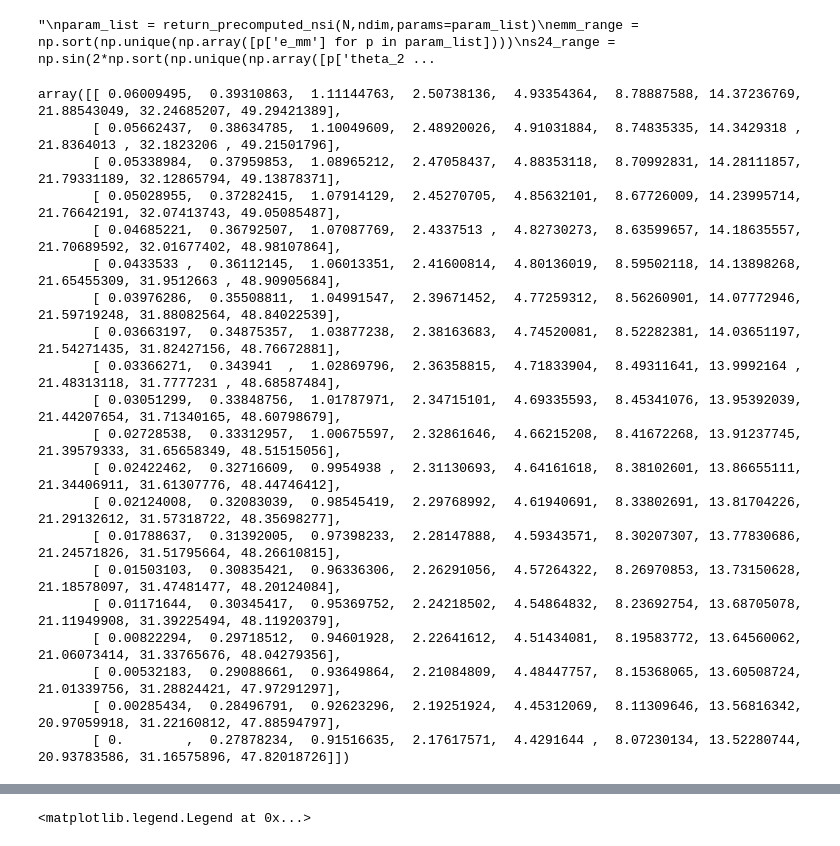
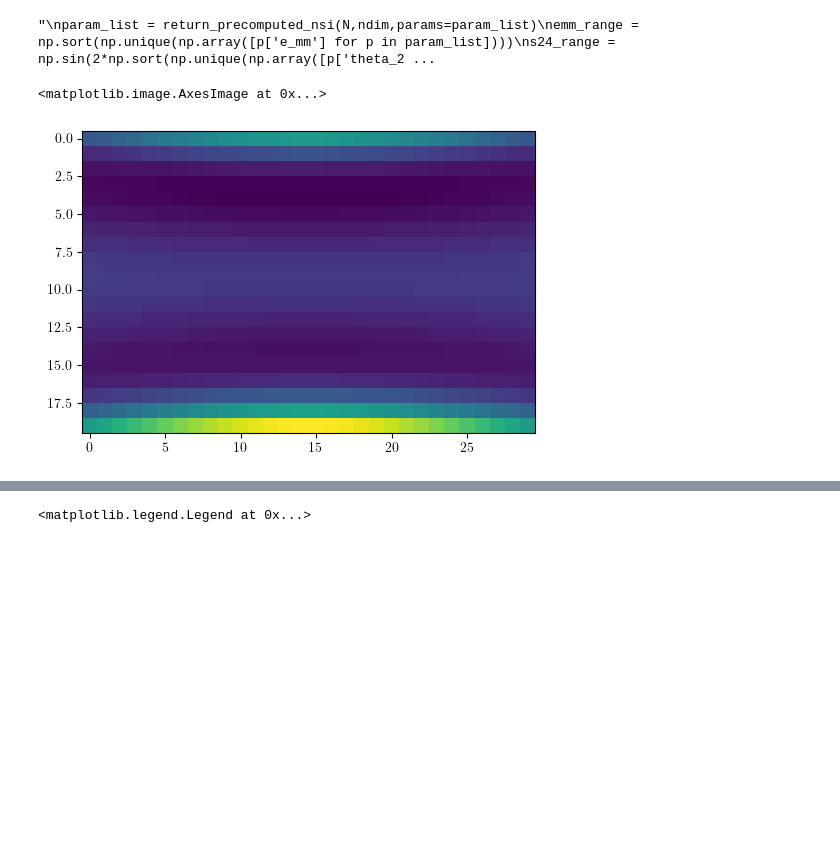
Before and after one commit to Sjoeborg/thesis, a Jupyter notebook: notebooks/NSI/event_processing_nsi.ipynb, the cells around one changed output, grey strips where cells are left out. Drawn from its saved outputs; the diff is of its cells as text; code cells hidden in the pictures; blank space fills up the shorter version.

```diff
--- a/notebooks/NSI/event_processing_nsi.ipynb
+++ b/notebooks/NSI/event_processing_nsi.ipynb
@@ -98,26 +98,8 @@ best_fit_coords = (np.sin(2*param_list[best_index]['theta_24'])**2, param_list[b
-# %%
-deltachi.reshape(len(emm_range),len(s24_range))
-# %% [output]
-array([[ 0.06009495,  0.39310863,  1.11144763,  2.50738136,  4.93354364,  8.78887588, 14.37236769, 21.88543049, 32.24685207, 49.29421389],
-       [ 0.05662437,  0.38634785,  1.10049609,  2.48920026,  4.91031884,  8.74835335, 14.3429318 , 21.8364013 , 32.1823206 , 49.21501796],
-       [ 0.05338984,  0.37959853,  1.08965212,  2.47058437,  4.88353118,  8.70992831, 14.28111857, 21.79331189, 32.12865794, 49.13878371],
-       [ 0.05028955,  0.37282415,  1.07914129,  2.45270705,  4.85632101,  8.67726009, 14.23995714, 21.76642191, 32.07413743, 49.05085487],
-       [ 0.04685221,  0.36792507,  1.07087769,  2.4337513 ,  4.82730273,  8.63599657, 14.18635557, 21.70689592, 32.01677402, 48.98107864],
-       [ 0.0433533 ,  0.36112145,  1.06013351,  2.41600814,  4.80136019,  8.59502118, 14.13898268, 21.65455309, 31.9512663 , 48.90905684],
-       [ 0.03976286,  0.35508811,  1.04991547,  2.39671452,  4.77259312,  8.56260901, 14.07772946, 21.59719248, 31.88082564, 48.84022539],
-       [ 0.03663197,  0.34875357,  1.03877238,  2.38163683,  4.74520081,  8.52282381, 14.03651197, 21.54271435, 31.82427156, 48.76672881],
-       [ 0.03366271,  0.343941  ,  1.02869796,  2.36358815,  4.71833904,  8.49311641, 13.9992164 , 21.48313118, 31.7777231 , 48.68587484],
-       [ 0.03051299,  0.33848756,  1.01787971,  2.34715101,  4.69335593,  8.45341076, 13.95392039, 21.44207654, 31.71340165, 48.60798679],
-       [ 0.02728538,  0.33312957,  1.00675597,  2.32861646,  4.66215208,  8.41672268, 13.91237745, 21.39579333, 31.65658349, 48.51515056],
-       [ 0.02422462,  0.32716609,  0.9954938 ,  2.31130693,  4.64161618,  8.38102601, 13.86655111, 21.34406911, 31.61307776, 48.44746412],
-       [ 0.02124008,  0.32083039,  0.98545419,  2.29768992,  4.61940691,  8.33802691, 13.81704226, 21.29132612, 31.57318722, 48.35698277],
-       [ 0.01788637,  0.31392005,  0.97398233,  2.28147888,  4.59343571,  8.30207307, 13.77830686, 21.24571826, 31.51795664, 48.26610815],
-       [ 0.01503103,  0.30835421,  0.96336306,  2.26291056,  4.57264322,  8.26970853, 13.73150628, 21.18578097, 31.47481477, 48.20124084],
-       [ 0.01171644,  0.30345417,  0.95369752,  2.24218502,  4.54864832,  8.23692754, 13.68705078, 21.11949908, 31.39225494, 48.11920379],
-       [ 0.00822294,  0.29718512,  0.94601928,  2.22641612,  4.51434081,  8.19583772, 13.64560062, 21.06073414, 31.33765676, 48.04279356],
-       [ 0.00532183,  0.29088661,  0.93649864,  2.21084809,  4.48447757,  8.15368065, 13.60508724, 21.01339756, 31.28824421, 47.97291297],
-       [ 0.00285434,  0.28496791,  0.92623296,  2.19251924,  4.45312069,  8.11309646, 13.56816342, 20.97059918, 31.22160812, 47.88594797],
-       [ 0.        ,  0.27878234,  0.91516635,  2.17617571,  4.4291644 ,  8.07230134, 13.52280744, 20.93783586, 31.16575896, 47.82018726]])
+# %%
+plt.imshow(deltachi)
+# %% [output]
+<matplotlib.image.AxesImage at 0x...>
+[figure, added]
 # %%
 #s24_cl90_emt, s24_cl99_emt, emm_cl90_emt, emm_cl99_emt= s24_cl90, s24_cl99, emm_cl90, emm_cl99
 s24_cl90_emm, s24_cl99_emm, emm_cl90_emm, emm_cl99_emm= s24_cl90, s24_cl99, emm_cl90, emm_cl99
```
Also changed, not shown: parts of 4 cells of this notebook, 10 other files.
